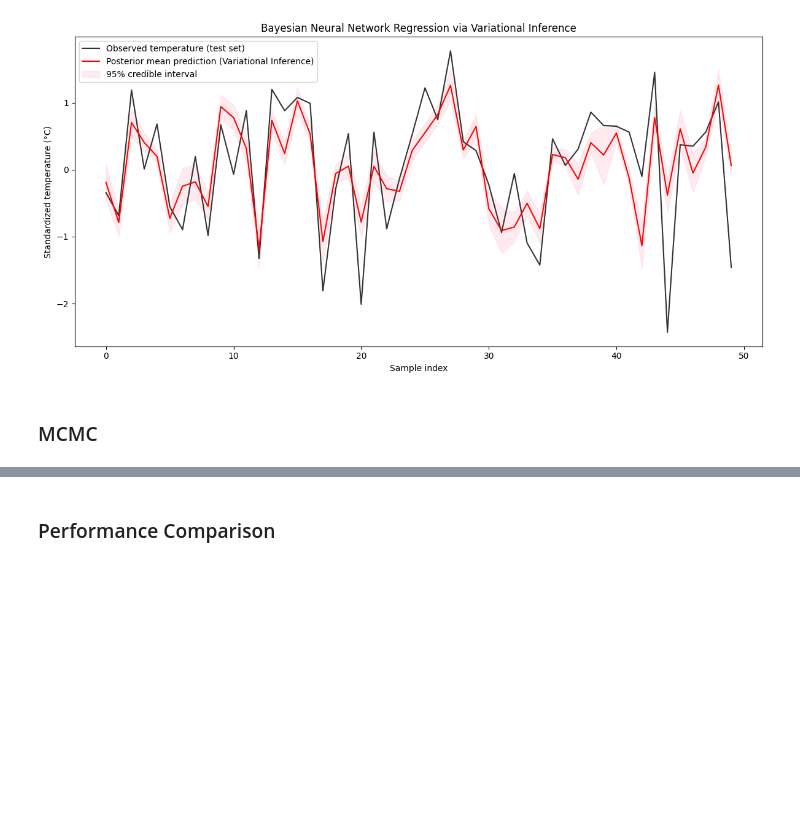
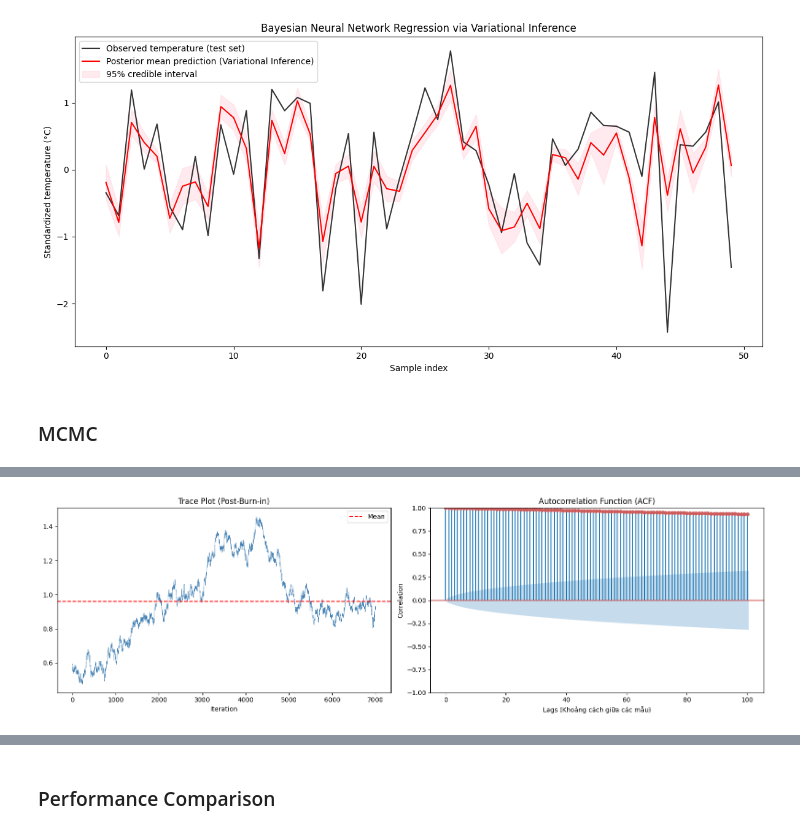
Before and after one commit to Adues-Inverk/CS115, a Jupyter notebook: cs115_NK.ipynb, the cells around one changed output, grey strips where cells are left out. Saved outputs shown, nothing was run; the diff lists cells and outputs as text; code cells hidden in the pictures; blank space fills up the shorter version.

```diff
--- a/cs115_NK.ipynb
+++ b/cs115_NK.ipynb
@@ -363,3 +354,32 @@ plt.show()
+# %%
+import statsmodels.api as sm
+
+def plot_mcmc_diagnostics(mcmc_samples):
+    # Tạo layout 1 hàng 2 cột
+    fig, (ax1, ax2) = plt.subplots(1, 2, figsize=(16, 5))
+
+    # 1. Vẽ lại Trace Plot (để đối chiếu)
+    ax1.plot(mcmc_samples, color='steelblue', lw=0.5)
+    ax1.axhline(np.mean(mcmc_samples), color='red', linestyle='--', label='Mean')
+    ax1.set_title("Trace Plot (Post-Burn-in)")
+    ax1.set_xlabel("Iteration")
+    ax1.legend()
+
+    # 2. Vẽ biểu đồ Autocorrelation (ACF)
+    # nlags: số lượng bước trễ muốn kiểm tra (ví dụ 100 bước)
+    sm.graphics.tsa.plot_acf(mcmc_samples, lags=100, ax=ax2, color='indianred')
+    ax2.set_title("Autocorrelation Function (ACF)")
+    ax2.set_xlabel("Lags (Khoảng cách giữa các mẫu)")
+    ax2.set_ylabel("Correlation")
+
+    plt.tight_layout()
+    plt.show()
+
+# Sử dụng hàm
+# mcmc_samples là mảng các giá trị của 1 tham số sau khi đã bỏ burn-in
+plot_mcmc_diagnostics(mcmc_samples)
+# %% [output]
+[figure, added]
 # %%
 plt.figure(figsize=(12, 6))
 
```
Also changed, not shown: parts of 7 cells of this notebook.
